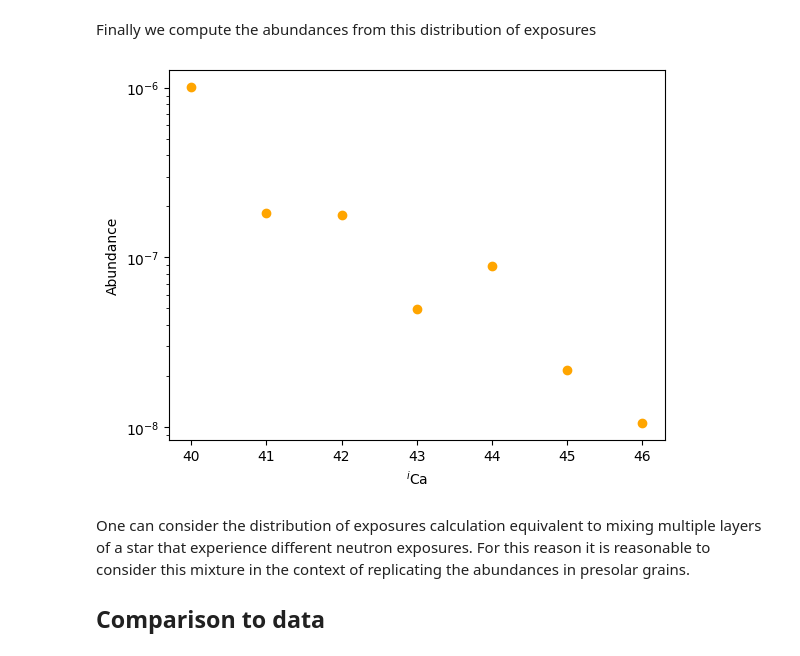
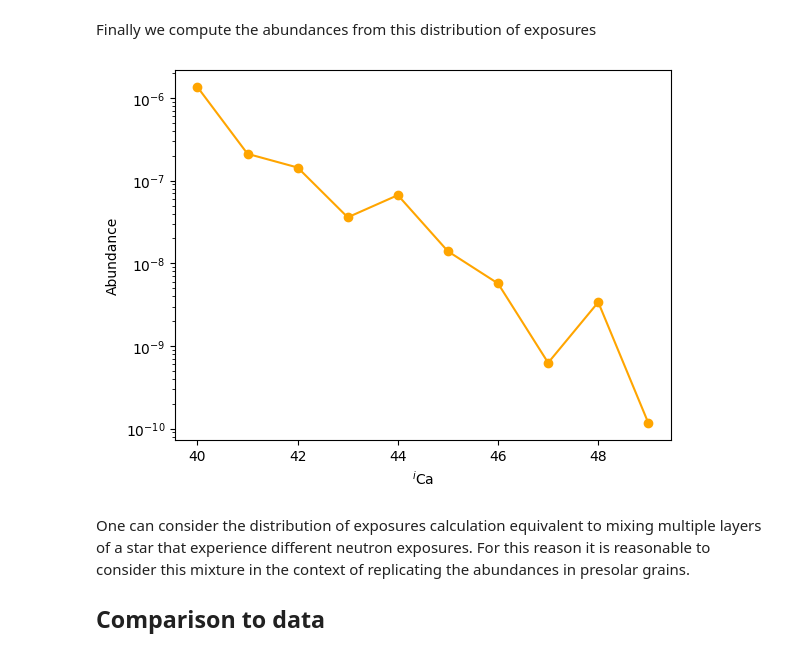
Before and after one commit to lucaswalls18/neutron_burst, a Jupyter notebook: analytic_solution.ipynb, the cells around one changed output. Saved outputs shown, nothing was run; the diff lists cells and outputs as text; code cells hidden in the pictures.

```diff
--- a/analytic_solution.ipynb
+++ b/analytic_solution.ipynb
@@ -224,9 +284,0 @@ With this we can compute the G matrix which will have the relative contributions
-# %%
-tau = np.linspace(0, 0.2, 100)
-Gs = np.empty((len(species),len(species)), dtype = "object")
-for i in range(len(species)):
-    for j in range(len(species)):
-        if j<=i:
-            Gs[i,j] = analytic(tau, matrix[i,j])
-        else:
-            Gs[i,j] = 0
@@ -278,14 +327,8 @@ Defines the functional G[$\rho$] which when multiplied by the initial abundances
 # %%
-import scipy.integrate as integrate
+# An exponential distribution of exposures
+def dist(tau, tau_0):
+    return np.exp(-(tau)/tau_0)
 
-def dist(tau):
-#    return np.exp(-(tau-0.07)**2)
-    return np.exp(-(tau)**2)
-
-def norm(tau, tau_max):
-    integral, _ = integrate.quad(dist, 0, tau_max)
-    a = 1/integral
-    return a*dist(tau)
-
-def Grho_integrand(tau, tup, tau_max):
-    return analytic(tau, tup)*norm(tau, tau_max)
+# A gaussian distribution of exposures
+# def dist(tau, tau_0, sigma):
+#   return np.exp(-(tau - tau_0)**2/sigma**2)
@@ -292,26 +337,32 @@ def Grho_integrand(tau, tup, tau_max):
+# %%
+my_func = lambda tau: dist(tau, 0.07)
+#my_func = lambda tau: dist(tau, 0.05, 0.01)
 # %% [markdown]
 Now, we define $\tau_{max}$ and integrate numerically to get the $G[\rho]$ matrix elements.
 # %%
 tau_max = 0.2
+matrix = compute_matrix(sigs_array, species)
 Grho = np.empty((len(species),len(species)))
 for i in range(len(species)):
     for j in range(len(species)):
         if j<=i:
-            Grho[i,j], _ = integrate.quad(Grho_integrand, 0, tau_max, args = (matrix[i,j], tau_max))
+            Grho[i,j], _ = integrate.quad(Grho_integrand, 0, tau_max, args = (matrix[i,j], my_func))
         else:
             Grho[i,j] = 0
+
+Gnorm, _ = integrate.quad(Grho_norm, 0, tau_max, args=my_func)
+Grho /= Gnorm
 # %% [markdown]
 Finally we compute the abundances from this distribution of exposures
 # %%
 ys_dist = np.dot(Grho, y0_array)
-for i in range(len(ys)):
-    plt.plot(a[i], ys_dist[i], 'o', color='orange')
+plt.plot(a, ys_dist, '-o', color='orange')
 plt.yscale('log')
 plt.ylabel('Abundance')
 plt.xlabel(r'$^{i}$Ca')
 plt.show()
 # %% [output]
-[figure, old version]
+[figure, new version]
 # %% [markdown]
 One can consider the distribution of exposures calculation equivalent to mixing multiple layers of a star that experience different neutron exposures. For this reason it is reasonable to consider this mixture in the context of replicating the abundances in presolar grains.
 
```
Also changed, not shown: parts of 59 cells of this notebook, 1 other file.
